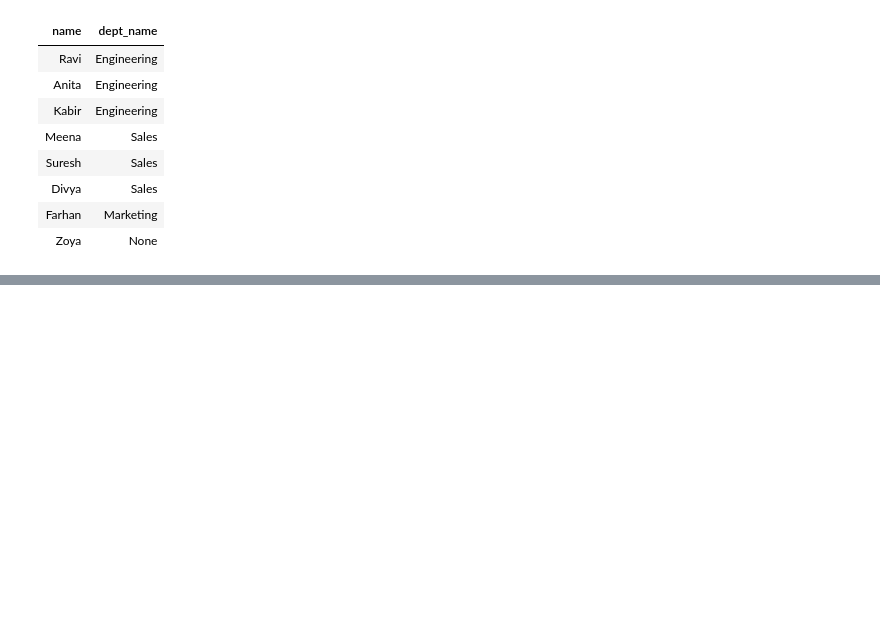
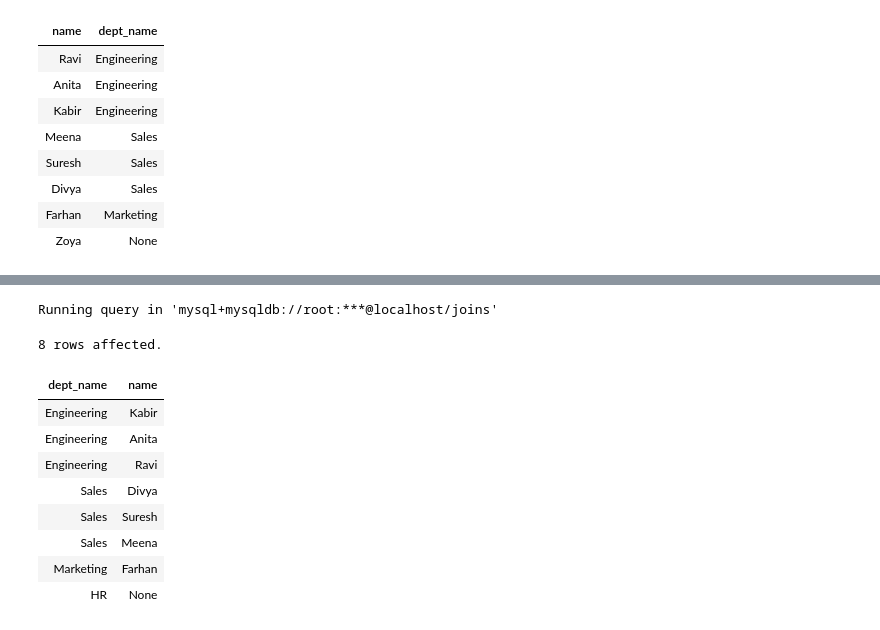
Before and after one commit to TheRajveerSingh/SQL-Journey-Basic-to-Advance, a Jupyter notebook: SQL-practice/MySQL/07_JOINSnotebook.ipynb, the cells around one changed output, grey strips where cells are left out. Drawn from its saved outputs; the diff is of its cells as text; code cells hidden in the pictures; blank space fills up the shorter version.

```diff
--- a/SQL-practice/MySQL/07_JOINSnotebook.ipynb
+++ b/SQL-practice/MySQL/07_JOINSnotebook.ipynb
@@ -414,0 +434,18 @@ Running query in 'mysql+mysqldb://root:***@localhost/joins'
+# %%
+%%sql
+# Q4: Same as Q3, but written using RIGHT JOIN instead of swapping table order
+# Use RIGHT JOIN: Departments is on the right, so all its rows are preserved even without a matching employee
+SELECT d.dept_name, e.name FROM Employees e
+RIGHT JOIN Departments d ON e.dept_id = d.dept_id;
+# %% [output]
+Running query in 'mysql+mysqldb://root:***@localhost/joins'
+8 rows affected.
+| dept_name | name |
+| Engineering | Kabir |
+| Engineering | Anita |
+| Engineering | Ravi |
+| Sales | Divya |
+| Sales | Suresh |
+| Sales | Meena |
+| Marketing | Farhan |
+| HR | None |
```
Also changed, not shown: parts of 7 cells of this notebook.
